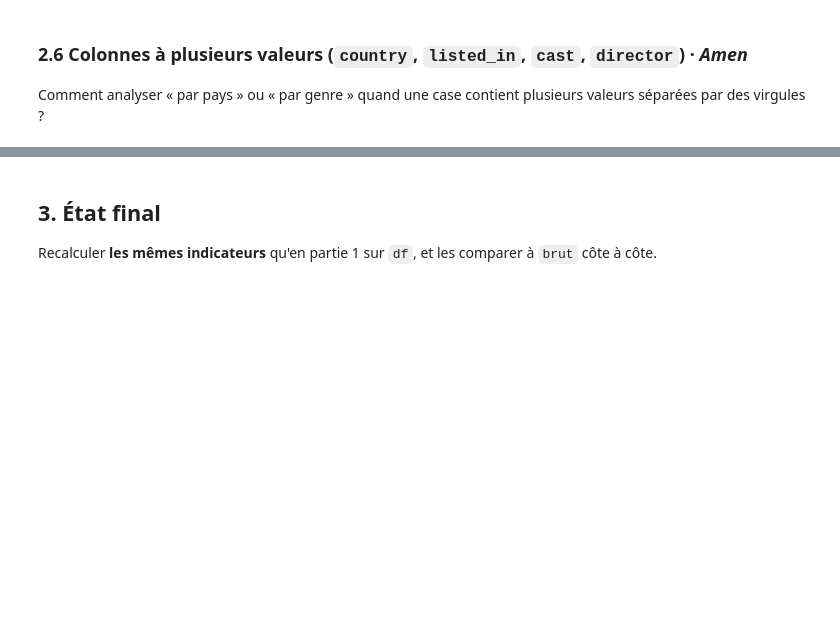
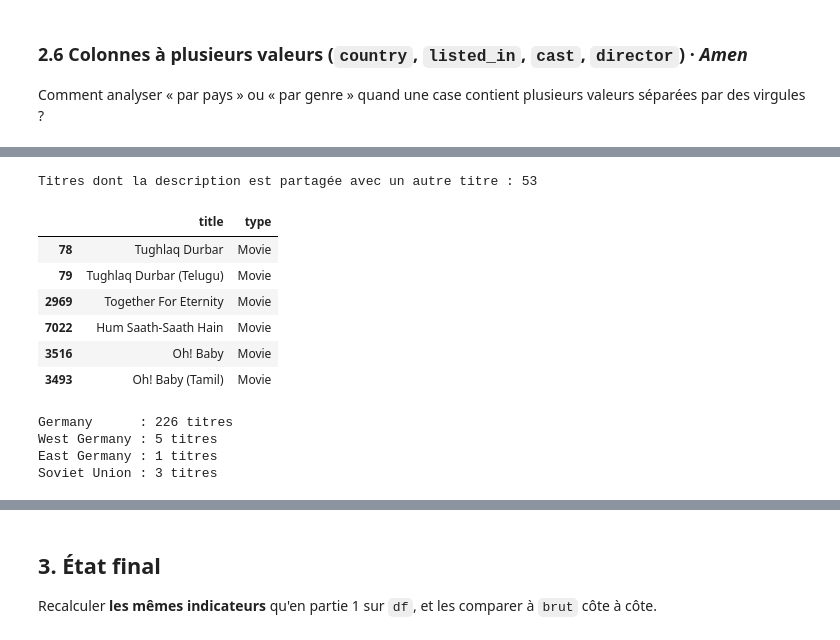
Before and after one commit to Omotolaaa7/ama-binome08-netflix, a Jupyter notebook: notebooks/nettoyage_netflix_binome08.ipynb, the cells around one changed output, grey strips where cells are left out. Cells and saved outputs as stored; diff of their text form; code cells hidden in the pictures; blank space fills up the shorter version.

```diff
--- a/notebooks/nettoyage_netflix_binome08.ipynb
+++ b/notebooks/nettoyage_netflix_binome08.ipynb
@@ -568,0 +811,23 @@ Comment analyser « par pays » ou « par genre » quand une case contient plusi
+# %%
+# Deux constats, sans modification : descriptions partagées et pays qui n'existent plus
+partagees = df[df["description"].duplicated(keep=False)].sort_values("description")
+print("Titres dont la description est partagée avec un autre titre :", len(partagees))
+display(partagees[["title", "type"]].head(6))
+
+pays = df["country"].str.split(", ").explode().value_counts()
+print()
+for p in ["Germany", "West Germany", "East Germany", "Soviet Union"]:
+    print(f"{p:13}: {pays.get(p, 0)} titres")
+# %% [output]
+Titres dont la description est partagée avec un autre titre : 53
+|  | title | type |
+| 78 | Tughlaq Durbar | Movie |
+| 79 | Tughlaq Durbar (Telugu) | Movie |
+| 2969 | Together For Eternity | Movie |
+| 7022 | Hum Saath-Saath Hain | Movie |
+| 3516 | Oh! Baby | Movie |
+| 3493 | Oh! Baby (Tamil) | Movie |
+Germany      : 226 titres
+West Germany : 5 titres
+East Germany : 1 titres
+Soviet Union : 3 titres
```
Also changed, not shown: parts of 25 cells of this notebook, 3 other files.
